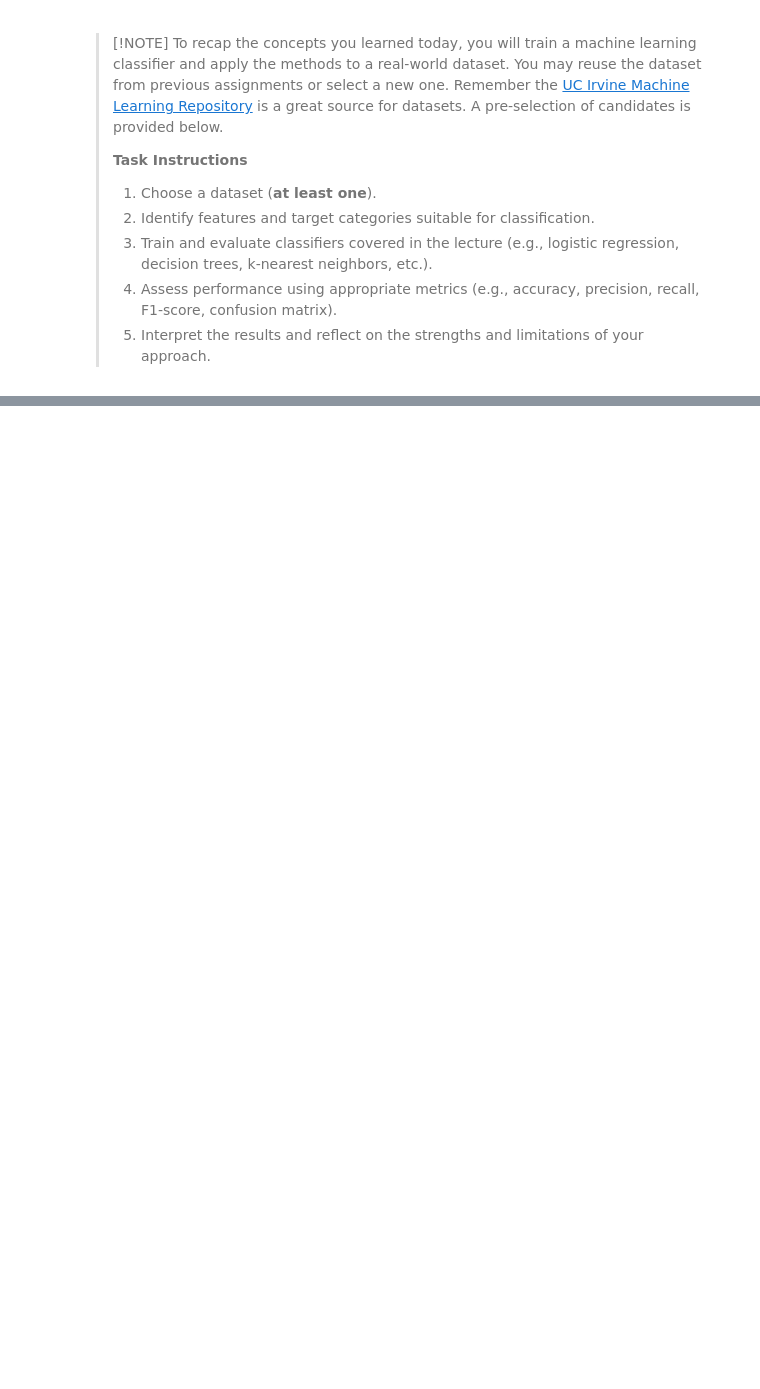
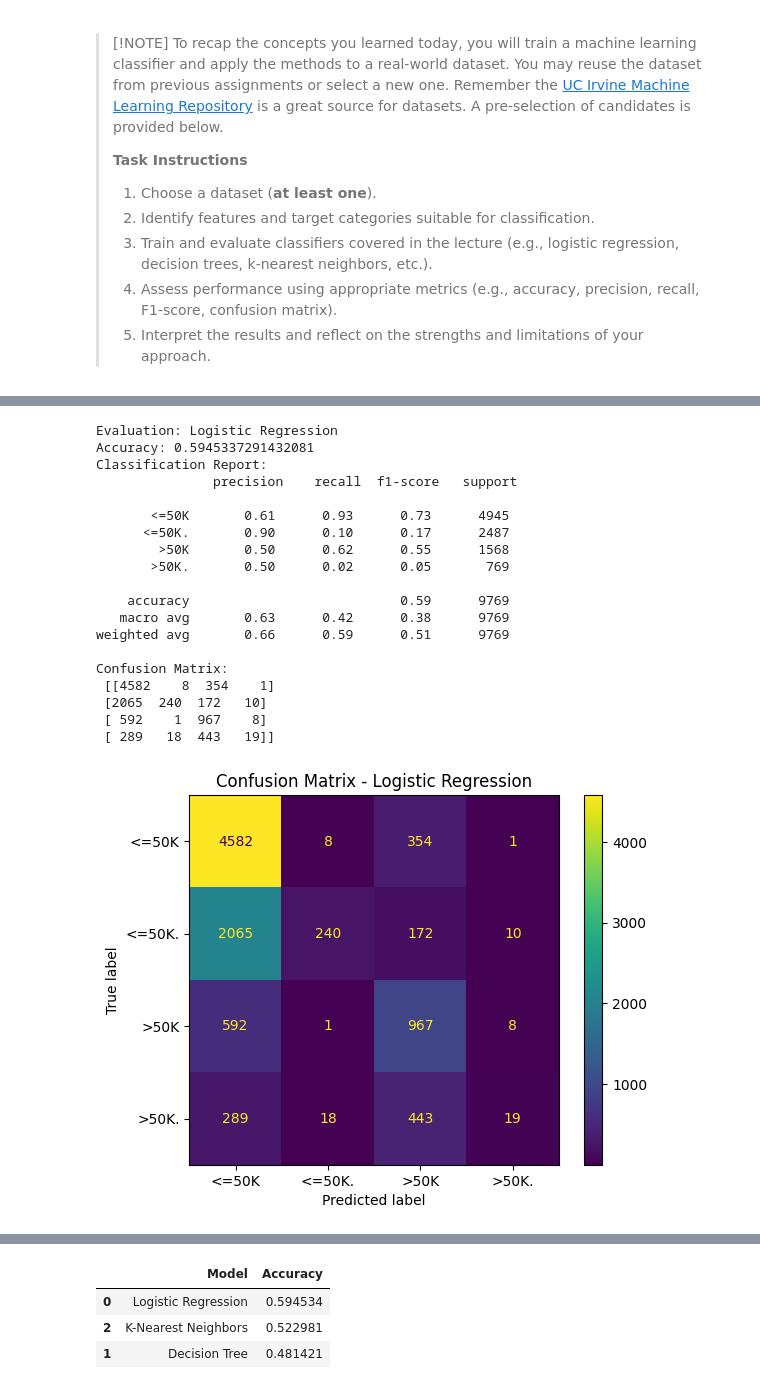
Before and after one commit to MaximilianLJ/dis08-ws2526, a Jupyter notebook: labs/10/ml.ipynb, the cells around one changed output, grey strips where cells are left out. Saved outputs shown, nothing was run; the diff lists cells and outputs as text; code cells hidden in the pictures; blank space fills up the shorter version.

```diff
--- a/labs/10/ml.ipynb
+++ b/labs/10/ml.ipynb
@@ -52,0 +85,11 @@ Done Fetching
+# %%
+from sklearn.tree import DecisionTreeClassifier
+# Decision Tree Model
+
+decision_tree_model = Pipeline(steps=[
+    ("preprocessor", preprocessor),
+    ("classifier", DecisionTreeClassifier(random_state=42))
+])
+
+decision_tree_model.fit(X_train, y_train)
+print("decision training done")
@@ -52,0 +108,55 @@ Done Fetching
+# %%
+import matplotlib.pyplot as plt
+from sklearn.metrics import accuracy_score, classification_report, confusion_matrix, ConfusionMatrixDisplay
+# Evaluate Models
+
+def evaluate_model(model, model_name):
+    # Predeict labels
+    y_pred = model.predict(X_test)
+
+    accuracy = accuracy_score(y_test, y_pred)
+
+    # Performance metrics
+    print(f"\nEvaluation: {model_name}")
+    print("Accuracy:", accuracy_score(y_test, y_pred))
+    print("Classification Report:\n", classification_report(y_test, y_pred))
+    print("Confusion Matrix:\n", confusion_matrix(y_test, y_pred))
+
+    disp = ConfusionMatrixDisplay.from_predictions(y_test, y_pred)
+    plt.title(f"Confusion Matrix - {model_name}")
+    plt.show()
+
+    return accuracy
+# %%
+# Evaluate all models and compare Accuracy
+results = pd.DataFrame({
+    "Model": ["Logistic Regression", "Decision Tree", "K-Nearest Neighbors"],
+    "Accuracy": [
+        evaluate_model(regression_model, "Logistic Regression"),
+        evaluate_model(decision_tree_model, "Decision Tree"),
+        evaluate_model(knn_model, "K-Nearest Neighbors")
+    ]
+}).sort_values("Accuracy", ascending=False)
+
+results
+# %% [output]
+Evaluation: Logistic Regression
+Accuracy: 0.5945337291432081
+Classification Report:
+               precision    recall  f1-score   support
+
+       <=50K       0.61      0.93      0.73      4945
+      <=50K.       0.90      0.10      0.17      2487
+        >50K       0.50      0.62      0.55      1568
+       >50K.       0.50      0.02      0.05       769
+
+    accuracy                           0.59      9769
+   macro avg       0.63      0.42      0.38      9769
+weighted avg       0.66      0.59      0.51      9769
+
+Confusion Matrix:
+ [[4582    8  354    1]
+ [2065  240  172   10]
+ [ 592    1  967    8]
+ [ 289   18  443   19]]
+[figure, added]
@@ -52,0 +203,4 @@ Done Fetching
+|  | Model | Accuracy |
+| 0 | Logistic Regression | 0.594534 |
+| 2 | K-Nearest Neighbors | 0.522981 |
+| 1 | Decision Tree | 0.481421 |
```
Also changed, not shown: parts of 8 cells of this notebook, 1 other file.
